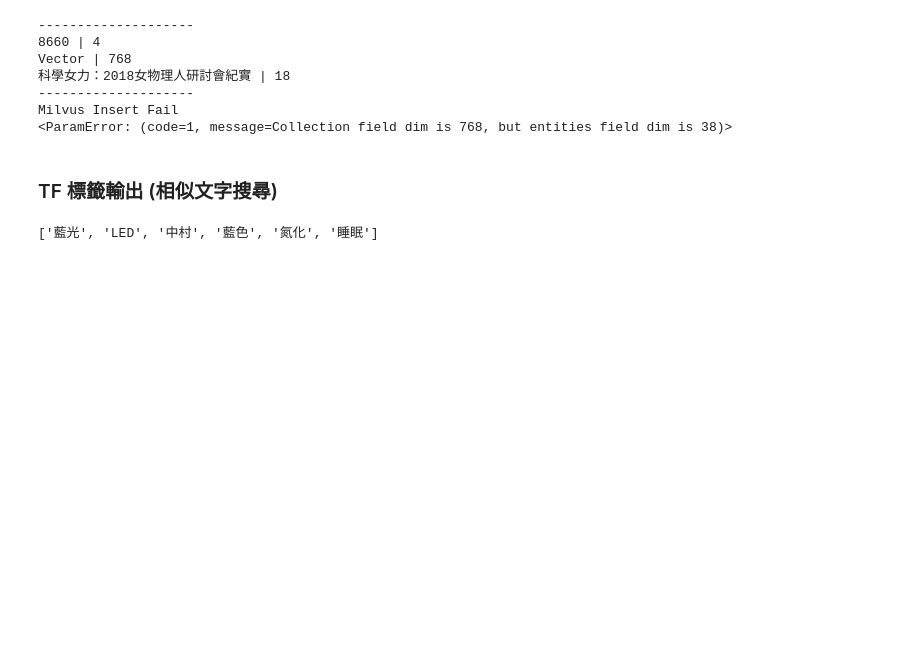
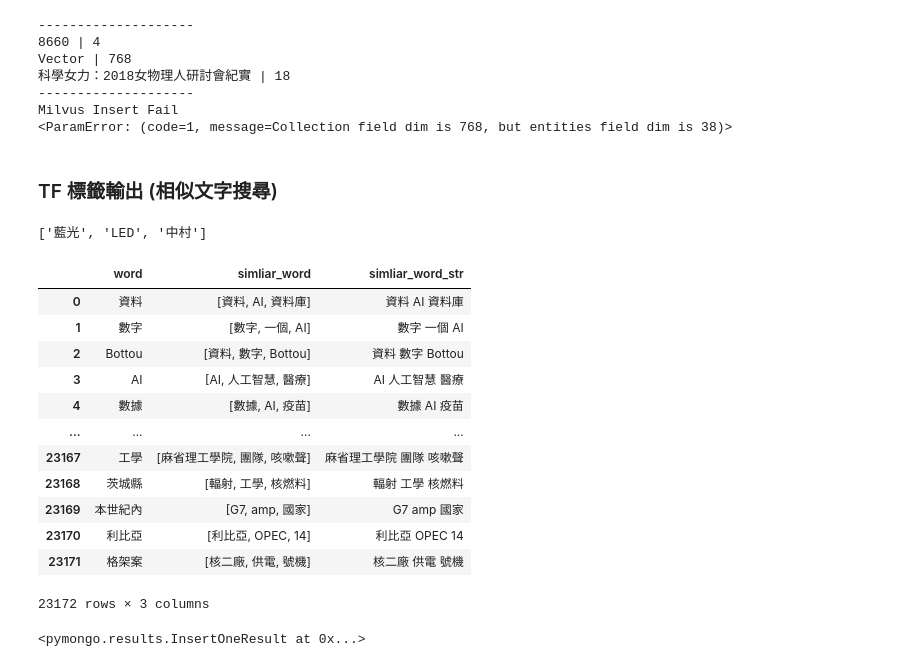
Before and after one commit to tony13382/202307_trello_finder, a Jupyter notebook: docs/doc_converter.ipynb, the cells around one changed output. Cells and saved outputs as stored; diff of their text form; code cells hidden in the pictures; blank space fills up the shorter version.

```diff
--- a/docs/document_converter.ipynb
+++ b/docs/doc_converter.ipynb
@@ -163,2 +145,0 @@ def create_word_cloud(index, string):
-# %%
-df["jieba_cut"] = df["content"].apply(lambda x: " ".join(jieba.cut(x)))
@@ -350,16 +367,16 @@ def search_keyword(keyword):
     sorted_words = sorted(word_counts.keys(),
                           key=lambda x: word_counts[x], reverse=True)
 
-    # Return the top 6 words
-    if (len(sorted_words) > 6):
-        sorted_words = sorted_words[:6]
+    # Return the top 3 words
+    if (len(sorted_words) > 3):
+        sorted_words = sorted_words[:3]
     return sorted_words
 # %%
 input_keyword = "藍光"
 output = search_keyword(input_keyword)
 print(output)
 # %% [output]
-['藍光', 'LED', '中村', '藍色', '氮化', '睡眠']
+['藍光', 'LED', '中村']
 # %%
 def create_result_table(words_list):
     # 定義一個空的表格
@@ -397,6 +414,22 @@ simliar_word_df = pd.DataFrame(result_table["data"]).fillna("")
 # 將 simliar_word 列中的列表轉成字串
 simliar_word_df["simliar_word_str"] = simliar_word_df["simliar_word"].apply(
     lambda x: " ".join(x))
+# %%
+simliar_word_df
+# %% [output]
+|  | word | simliar_word | simliar_word_str |
+| 0 | 資料 | [資料, AI, 資料庫] | 資料 AI 資料庫 |
+| 1 | 數字 | [數字, 一個, AI] | 數字 一個 AI |
+| 2 | Bottou | [資料, 數字, Bottou] | 資料 數字 Bottou |
+| 3 | AI | [AI, 人工智慧, 醫療] | AI 人工智慧 醫療 |
+| 4 | 數據 | [數據, AI, 疫苗] | 數據 AI 疫苗 |
+| ... | ... | ... | ... |
+| 23167 | 工學 | [麻省理工學院, 團隊, 咳嗽聲] | 麻省理工學院 團隊 咳嗽聲 |
+| 23168 | 茨城縣 | [輻射, 工學, 核燃料] | 輻射 工學 核燃料 |
+| 23169 | 本世紀內 | [G7, amp, 國家] | G7 amp 國家 |
+| 23170 | 利比亞 | [利比亞, OPEC, 14] | 利比亞 OPEC 14 |
+| 23171 | 格架案 | [核二廠, 供電, 號機] | 核二廠 供電 號機 |
+23172 rows × 3 columns
 # %%
 from pymongo import MongoClient
 
@@ -411,3 +444,10 @@ for idx, row in simliar_word_df.iterrows():
         "key": str(row['word']),
         "value": row['simliar_word_str']
     })
+# %%
+mongo_collection.insert_one({
+    "key": "虎克定律",
+    "value": "虎克定律 Hooke’s law 應力 應變 運動與力"
+})
+# %% [output]
+<pymongo.results.InsertOneResult at 0x...>
```
Also changed, not shown: parts of 6 cells of this notebook, 9 other files.
